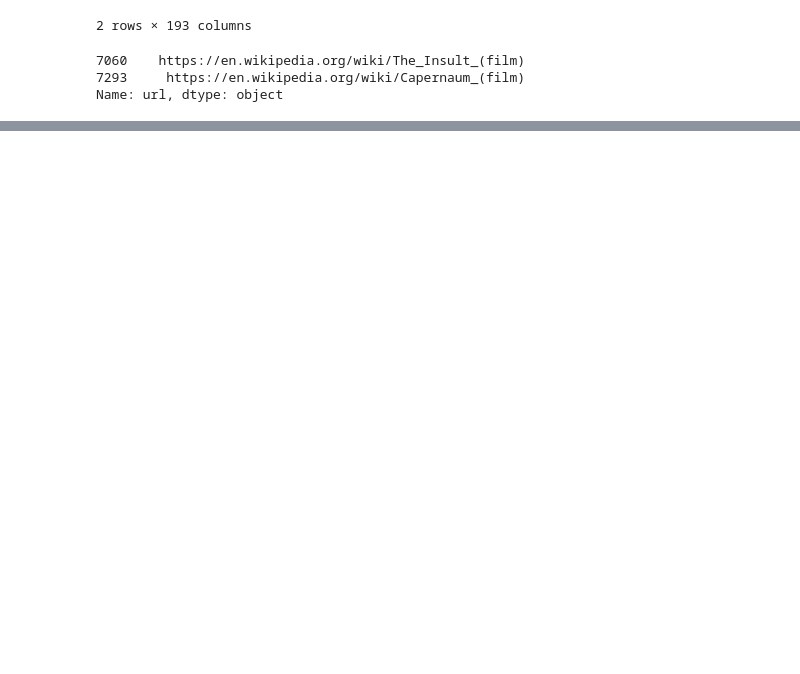
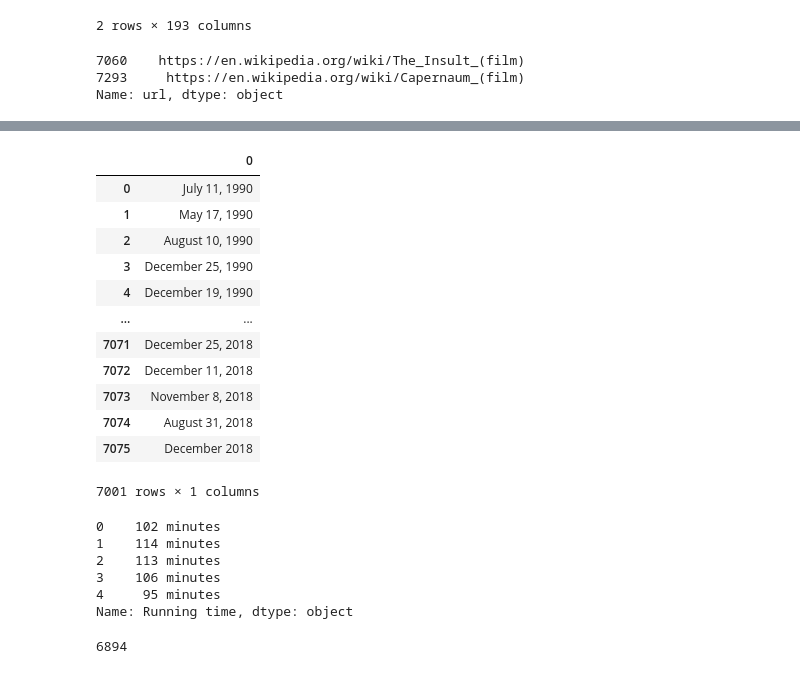
Before and after one commit to JerryMcG/Movies-ETL, a Jupyter notebook: ETL_Movies.ipynb, the cells around one changed output, grey strips where cells are left out. Saved outputs shown, nothing was run; the diff lists cells and outputs as text; code cells hidden in the pictures; blank space fills up the shorter version.

```diff
--- a/ETL_Movies.ipynb
+++ b/ETL_Movies.ipynb
@@ -176,0 +500,11 @@ sorted(wiki_movies_df.columns.tolist())
+# %%
+##########################3
+#Budget Column
+
+budget = wiki_movies_df['Budget'].dropna()
+#convert lists to strings
+budget = budget.map(lambda x: ' '.join(x) if type(x) == list else x)
+#remove values between $ and - (ranges of budgets)
+budget = budget.str.replace(r'\$.*[-—–](?![a-z])', '$', regex=True)
+#remove citation references with square brackets
+budget = budget.str.replace(r'\[\d+\]\s*', '')
@@ -176,0 +533,3 @@ sorted(wiki_movies_df.columns.tolist())
+# %%
+#parse box office values
+wiki_movies_df['budget'] = budget.str.extract(f'({form_one}|{form_two})', flags=re.IGNORECASE)[0].apply(parse_dollars)
@@ -176,0 +551,6 @@ sorted(wiki_movies_df.columns.tolist())
+# %%
+#drop original budget column
+wiki_movies_df.drop('Budget', axis=1, inplace=True)
+# %%
+#parse release date
+release_date = wiki_movies_df['Release date'].dropna().apply(lambda x: ' '.join(x) if type(x) == list else x)
@@ -176,0 +567,17 @@ sorted(wiki_movies_df.columns.tolist())
+# %%
+#extract all dates
+release_date.str.extract(f'({date_form_one}|{date_form_two}|{date_form_three}|{date_form_four})', flags=re.IGNORECASE)
+# %% [output]
+|  | 0 |
+| 0 | July 11, 1990 |
+| 1 | May 17, 1990 |
+| 2 | August 10, 1990 |
+| 3 | December 25, 1990 |
+| 4 | December 19, 1990 |
+| ... | ... |
+| 7071 | December 25, 2018 |
+| 7072 | December 11, 2018 |
+| 7073 | November 8, 2018 |
+| 7074 | August 31, 2018 |
+| 7075 | December 2018 |
+7001 rows × 1 columns
@@ -176,0 +589,16 @@ sorted(wiki_movies_df.columns.tolist())
+# %%
+running_time.head()
+# %% [output]
+0    102 minutes
+1    114 minutes
+2    113 minutes
+3    106 minutes
+4     95 minutes
+Name: Running time, dtype: object
+# %%
+#how many times are of 'XX mintues' format
+#REGEX: Any number, any spaces followed by 'minutes'
+form_one = running_time.str.contains(r'^\d*\s*minutes$', flags=re.IGNORECASE, na=False)
+form_one.count()
+# %% [output]
+6894
```
Also changed, not shown: parts of 50 cells of this notebook.
